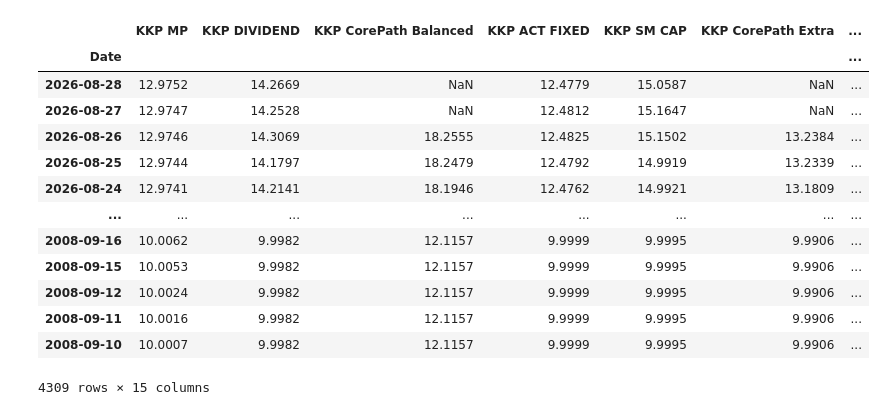
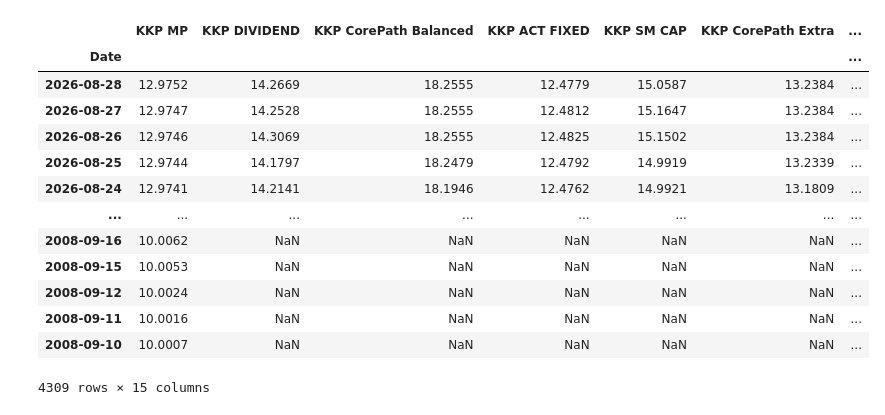
Before and after one commit to FulinQ/portfolio-optimization-mpt, a Jupyter notebook: MPT/MPT.ipynb, the cells around one changed output. Drawn from its saved outputs; the diff is of its cells as text; code cells hidden in the pictures.

```diff
--- a/MPT/MPT.ipynb
+++ b/MPT/MPT.ipynb
@@ -4,20 +4,22 @@ import os
 os.chdir('/Users/fulinq/Documents/KMITL/FinancialEngineering/Y5/STOCHASTIC OPTIMIZATION/Project/MPT')
 # %%
 price_df = pd.read_excel('28AUG.xlsx', index_col=0)
-price_df = price_df.fillna(method='ffill', axis=0)
+price_df = price_df.sort_index()
+price_df = price_df.ffill()
+price_df = price_df.sort_index(ascending=False)
 price_df
 # %% [output]
 |  | KKP MP | KKP DIVIDEND | KKP CorePath Balanced | KKP ACT FIXED | KKP SM CAP | KKP CorePath Extra | ... |
 | Date |  |  |  |  |  |  | ... |
-| 2026-08-28 | 12.9752 | 14.2669 | NaN | 12.4779 | 15.0587 | NaN | ... |
-| 2026-08-27 | 12.9747 | 14.2528 | NaN | 12.4812 | 15.1647 | NaN | ... |
+| 2026-08-28 | 12.9752 | 14.2669 | 18.2555 | 12.4779 | 15.0587 | 13.2384 | ... |
+| 2026-08-27 | 12.9747 | 14.2528 | 18.2555 | 12.4812 | 15.1647 | 13.2384 | ... |
 | 2026-08-26 | 12.9746 | 14.3069 | 18.2555 | 12.4825 | 15.1502 | 13.2384 | ... |
 | 2026-08-25 | 12.9744 | 14.1797 | 18.2479 | 12.4792 | 14.9919 | 13.2339 | ... |
 | 2026-08-24 | 12.9741 | 14.2141 | 18.1946 | 12.4762 | 14.9921 | 13.1809 | ... |
 | ... | ... | ... | ... | ... | ... | ... | ... |
-| 2008-09-16 | 10.0062 | 9.9982 | 12.1157 | 9.9999 | 9.9995 | 9.9906 | ... |
-| 2008-09-15 | 10.0053 | 9.9982 | 12.1157 | 9.9999 | 9.9995 | 9.9906 | ... |
-| 2008-09-12 | 10.0024 | 9.9982 | 12.1157 | 9.9999 | 9.9995 | 9.9906 | ... |
-| 2008-09-11 | 10.0016 | 9.9982 | 12.1157 | 9.9999 | 9.9995 | 9.9906 | ... |
-| 2008-09-10 | 10.0007 | 9.9982 | 12.1157 | 9.9999 | 9.9995 | 9.9906 | ... |
+| 2008-09-16 | 10.0062 | NaN | NaN | NaN | NaN | NaN | ... |
+| 2008-09-15 | 10.0053 | NaN | NaN | NaN | NaN | NaN | ... |
+| 2008-09-12 | 10.0024 | NaN | NaN | NaN | NaN | NaN | ... |
+| 2008-09-11 | 10.0016 | NaN | NaN | NaN | NaN | NaN | ... |
+| 2008-09-10 | 10.0007 | NaN | NaN | NaN | NaN | NaN | ... |
 4309 rows × 15 columns
```
Also changed, not shown: parts of 2 cells of this notebook, 16 other files.
